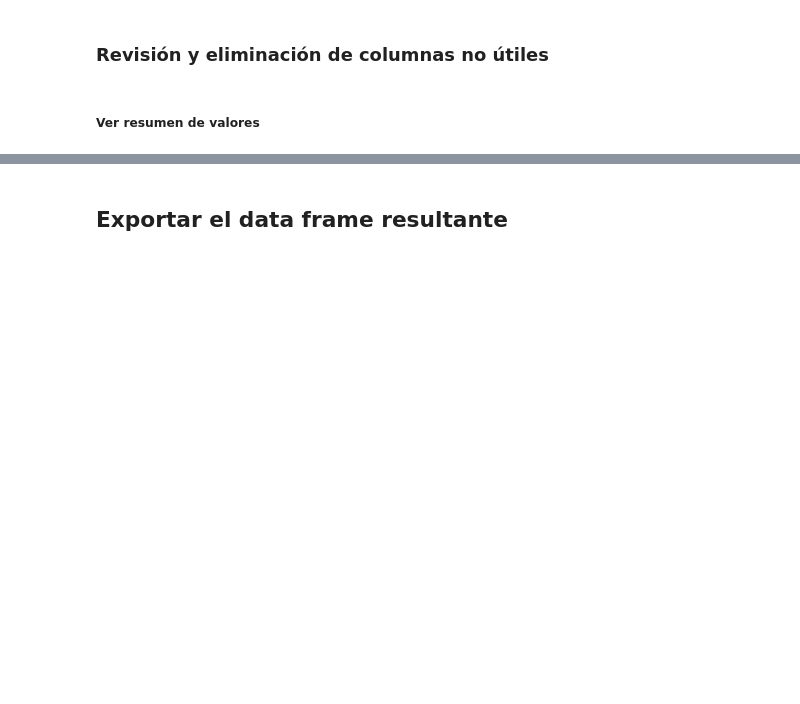
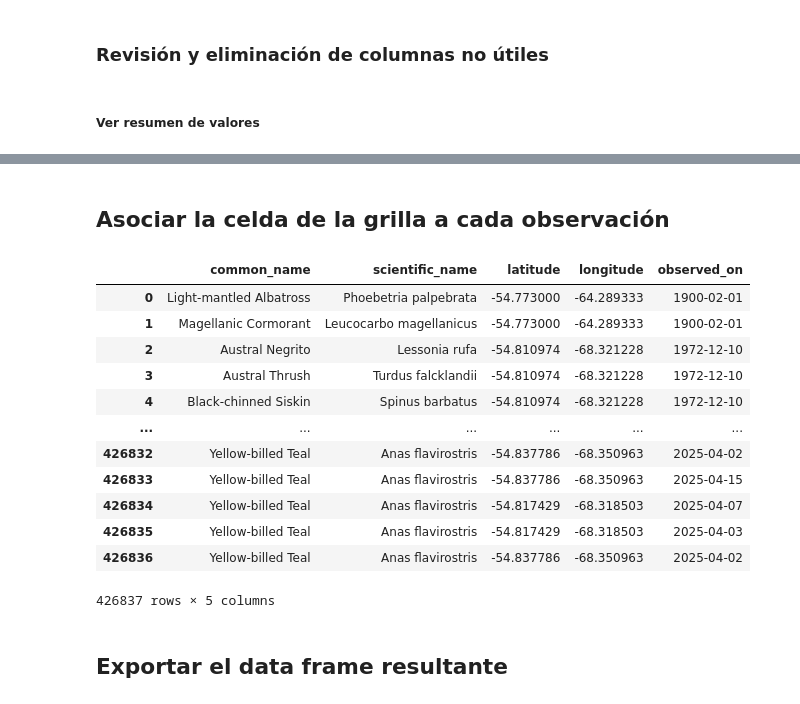
Before and after one commit to pablo-jusim/ornithological_potential, a Jupyter notebook: notebooks/01b-conversion_ebird.ipynb, the cells around one changed output, grey strips where cells are left out. Saved outputs shown, nothing was run; the diff lists cells and outputs as text; code cells hidden in the pictures; blank space fills up the shorter version.

```diff
--- a/notebooks/01b-conversion_ebird.ipynb
+++ b/notebooks/01b-conversion_ebird.ipynb
@@ -58,3 +71,21 @@ df_filtrado.describe()
 | 50% | -54.811116 | -68.268240 |
 | 75% | -54.185825 | -67.723954 |
 | max | -52.454670 | -58.636610 |
+# %% [markdown]
+## Asociar la celda de la grilla a cada observación
+# %%
+df_filtrado
+# %% [output]
+|  | common_name | scientific_name | latitude | longitude | observed_on |
+| 0 | Light-mantled Albatross | Phoebetria palpebrata | -54.773000 | -64.289333 | 1900-02-01 |
+| 1 | Magellanic Cormorant | Leucocarbo magellanicus | -54.773000 | -64.289333 | 1900-02-01 |
+| 2 | Austral Negrito | Lessonia rufa | -54.810974 | -68.321228 | 1972-12-10 |
+| 3 | Austral Thrush | Turdus falcklandii | -54.810974 | -68.321228 | 1972-12-10 |
+| 4 | Black-chinned Siskin | Spinus barbatus | -54.810974 | -68.321228 | 1972-12-10 |
+| ... | ... | ... | ... | ... | ... |
+| 426832 | Yellow-billed Teal | Anas flavirostris | -54.837786 | -68.350963 | 2025-04-02 |
+| 426833 | Yellow-billed Teal | Anas flavirostris | -54.837786 | -68.350963 | 2025-04-15 |
+| 426834 | Yellow-billed Teal | Anas flavirostris | -54.817429 | -68.318503 | 2025-04-07 |
+| 426835 | Yellow-billed Teal | Anas flavirostris | -54.817429 | -68.318503 | 2025-04-03 |
+| 426836 | Yellow-billed Teal | Anas flavirostris | -54.837786 | -68.350963 | 2025-04-02 |
+426837 rows × 5 columns
```
Also changed, not shown: parts of 7 cells of this notebook, 8 other files.
